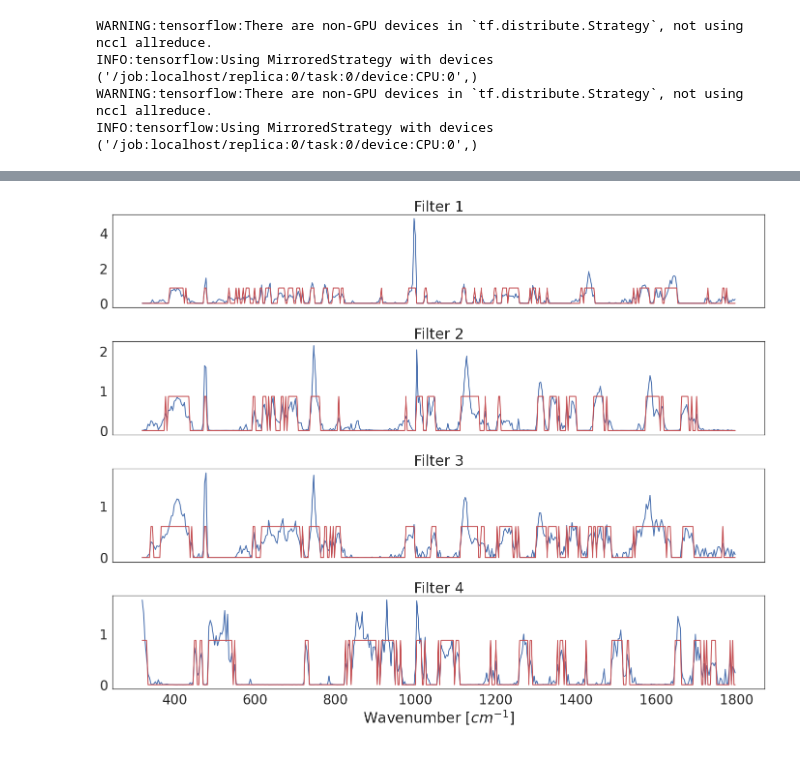
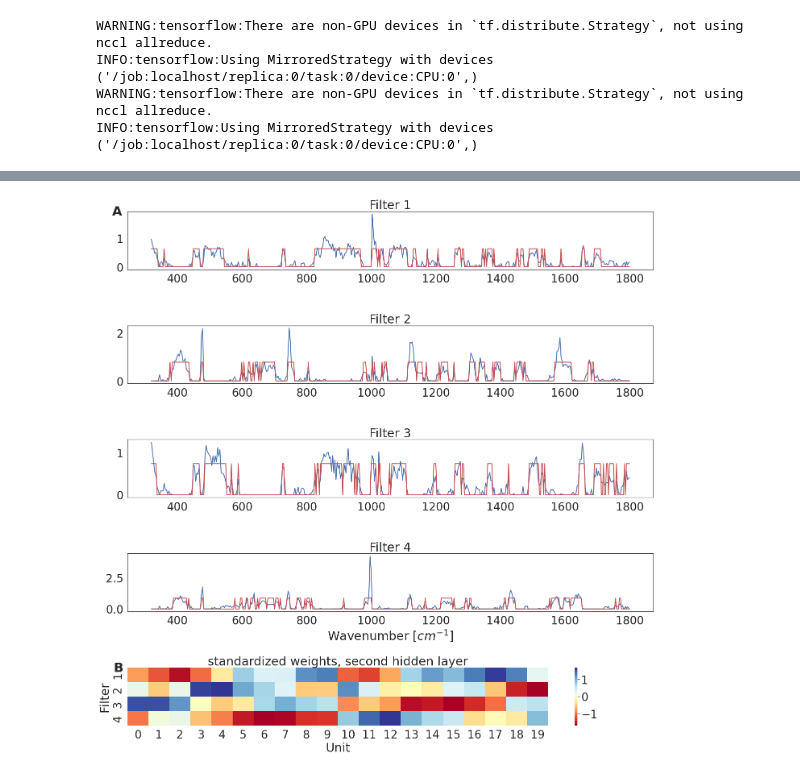
Before and after one commit to semraulab/raman, a Jupyter notebook: raman_analysis.ipynb, the cells around one changed output, grey strips where cells are left out. Drawn from its saved outputs; the diff is of its cells as text; code cells hidden in the pictures.

```diff
--- a/raman_analysis.ipynb
+++ b/raman_analysis.ipynb
@@ -873,5 +893,3 @@ y = meta['ctype'].map({'iPSC' : 0 , 'NSC' : 1, 'Neuron' :2}).astype('uint8')
 
 # base accuracy: naive model always picking the must abundant class
 base_acc = max(meta.groupby(by='ctype').count().iloc[:,0])/meta.shape[0]
-
-X_train, X_test, y_train, y_test = train_test_split(X, y, test_size=0.2, random_state=42)
@@ -884,6 +910,8 @@ acc_svm
 # %%
+np.random.seed(42)
+tf.random.set_seed(42)
+
 Nfilters = [1,2,3,4,5,10,15,20,50,100,400]
-Nfilters = [4]
 Nreps = 10
 
 constraints = ['non negative','binary']
@@ -904,17 +932,18 @@ for Nfilt in Nfilters:
     for norm in norms:
 
         for i in range(Nreps):
-            acc_nonneg, test_index, is_correct, weights, history_nonneg = train_nn_filter(X,y,Nfilters=Nfilt,
-                                                                                              norm = norm, epochs=100,batch_size=8)
+            acc_nonneg, test_index, is_correct,y_pred,y_test, weights, history_nonneg = train_nn_filter(X,y,
+                                                                                            Nfilters=Nfilt, norm = norm,
+                                                                                            epochs=100,batch_size=8)
 
-            acc_binary, test_index, is_correct, weights, history_binary = train_nn_filter(X,y,Nfilters=Nfilt,norm=norm,
+            acc_binary, test_index, is_correct, y_pred,y_test, weights, history_binary = train_nn_filter(X,y,
+                                                                                        Nfilters=Nfilt,norm=norm,
                                                                                         constraint='Binary',preweights=weights,
                                                                                          epochs=100,batch_size=8)
 
             acc_filter[Nfilt][norm]['non negative'].append(acc_nonneg)
             acc_filter[Nfilt][norm]['binary'].append(acc_binary)
 
-            print(acc_filter)
 
 
 with open('./results/acc_filter.pkl', 'wb') as f:
@@ -991,13 +1006,16 @@ fig.savefig('./figures/Fig4_ver2.png')
 # %% [markdown]
 # Explore classification with 4 filters
 # %%
+np.random.seed(42)
+tf.random.set_seed(42)
+
 Nfilters = 4
-acc_nonneg, test_index, is_correct, weights_nonneg, history_nonneg = train_nn_filter(X,y,Nfilters=Nfilters,
-                                                                                     epochs=100,batch_size=8)
+acc_nonneg, test_index, is_correct, y_pred,y_test,weights_nonneg, history_nonneg = train_nn_filter(X,y,Nfilters=Nfilters,
+                                                                                     epochs=100,batch_size=8,random_state=42)
 
-acc_binary, test_index, is_correct, weights_binary, history_binary = train_nn_filter(X,y,Nfilters=Nfilters,
+acc_binary, test_index, is_correct, y_pred,y_test,weights_binary, history_binary = train_nn_filter(X,y,Nfilters=Nfilters,
                                                                             constraint='Binary',preweights=weights_nonneg,
-                                                                                epochs=100,batch_size=8)
+                                                                                epochs=100,batch_size=8,random_state=42)
 # %% [output]
 WARNING:tensorflow:There are non-GPU devices in `tf.distribute.Strategy`, not using nccl allreduce.
 INFO:tensorflow:Using MirroredStrategy with devices ('/job:localhost/replica:0/task:0/device:CPU:0',)
@@ -1017,17 +1024,31 @@ s.set(xlabel='filter')
 # %%
-fig,ax = plt.subplots(figsize=[20,4*Nfilters],nrows=Nfilters,sharex=True)
+fig,ax = plt.subplots(figsize=[20,5*Nfilters],nrows=Nfilters+1)
+
+panel_label(ax[0],'A')
 
 for i in range(Nfilters):
     ax[i].plot(spectra.columns,weights_nonneg[0][:,i],lw=2)
     ax[i].plot(spectra.columns,weights_binary[0][:,i],'r',lw=2)
 
     ax[i].set_title('Filter ' + str(i+1))
 
 ax[3].set_xlabel('Wavenumber $[ cm^{-1} ]$')
 
+panel_label(ax[Nfilters],'B')
+
+
+weights_scaled = StandardScaler().fit_transform(weights_binary[4][:,ind])
+Z = hierarchy.average(weights_scaled.T)
+ind = hierarchy.leaves_list(hierarchy.optimal_leaf_ordering(Z, weights_scaled.T))
+
+s = sns.heatmap(weights_scaled[:,ind],yticklabels = ['1','2','3','4'], cmap='RdYlBu',ax=ax[Nfilters])
+s.set(xlabel='Unit', ylabel='Filter')
+
+ax[Nfilters].set_title('standardized weights, second hidden layer')
 
 plt.tight_layout()
 
-# fig.savefig('./figures/FigS5.png')
+
+fig.savefig('./figures/FigS5.png')
 # %% [output]
-[figure, old version]
+[figure, new version]
```
Also changed, not shown: parts of 32 cells of this notebook, 3 other files.
